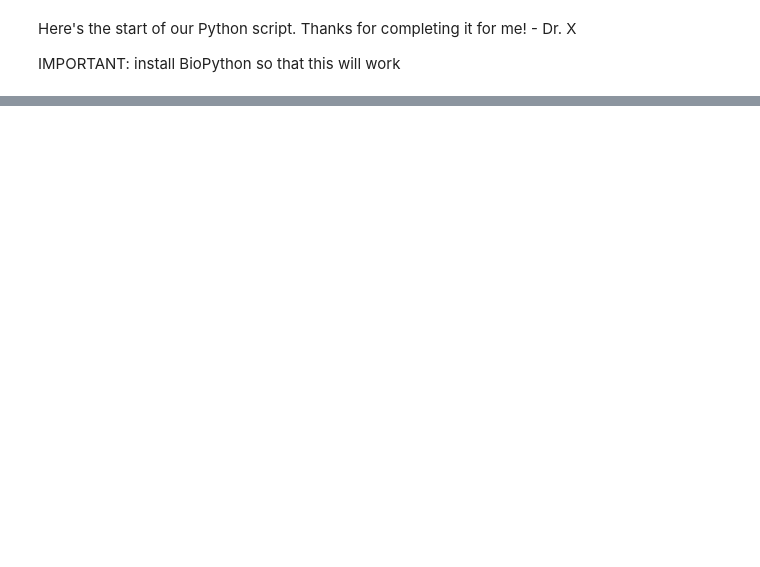
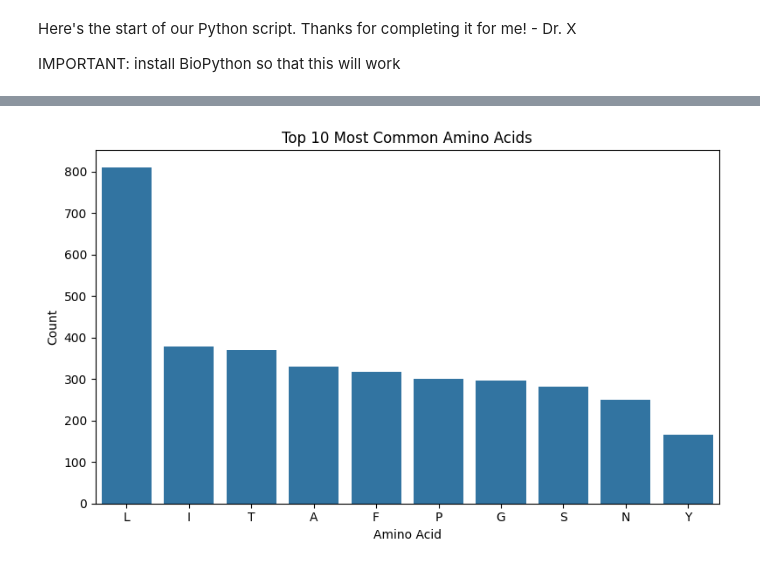
Before and after one commit to lillgc/BCB546-PythonHW_Spring2025, a Jupyter notebook: EEOB_python_assignment.ipynb, the cells around one changed output, grey strips where cells are left out. Cells and saved outputs as stored; diff of their text form; code cells hidden in the pictures; blank space fills up the shorter version.

```diff
--- a/EEOB_python_assignment.ipynb
+++ b/EEOB_python_assignment.ipynb
@@ -141,3 +317,25 @@ species_list = list(penguins_df.species)
 ## 11 - BONUS ##
 ## What else can we do with this dataset in Python?
 ## Add functions or anything that might be interesting and fun. (optional)
+# %%
+# bonus plot 1 prep
+from collections import Counter
+
+# combine all sequences and count amino acids
+all_aa = ''.join(penguins_df["aa_sequence"].dropna())
+aa_counts = Counter(all_aa)
+# %%
+# bonus plot 1
+top_10 = dict(sorted(aa_counts.items(), key = lambda x: x[1], reverse = True)[:10])
+
+common_aa = plt.figure(figsize=(8, 5))
+sns.barplot(x = list(top_10.keys()), y = list(top_10.values()))
+plt.title("Top 10 Most Common Amino Acids")
+plt.xlabel("Amino Acid")
+plt.ylabel("Count")
+plt.tight_layout()
+plt.show()
+
+common_aa.savefig("generated_figs_files/common_aa.png")
+# %% [output]
+[figure, added]
```
Also changed, not shown: parts of 34 cells of this notebook.
